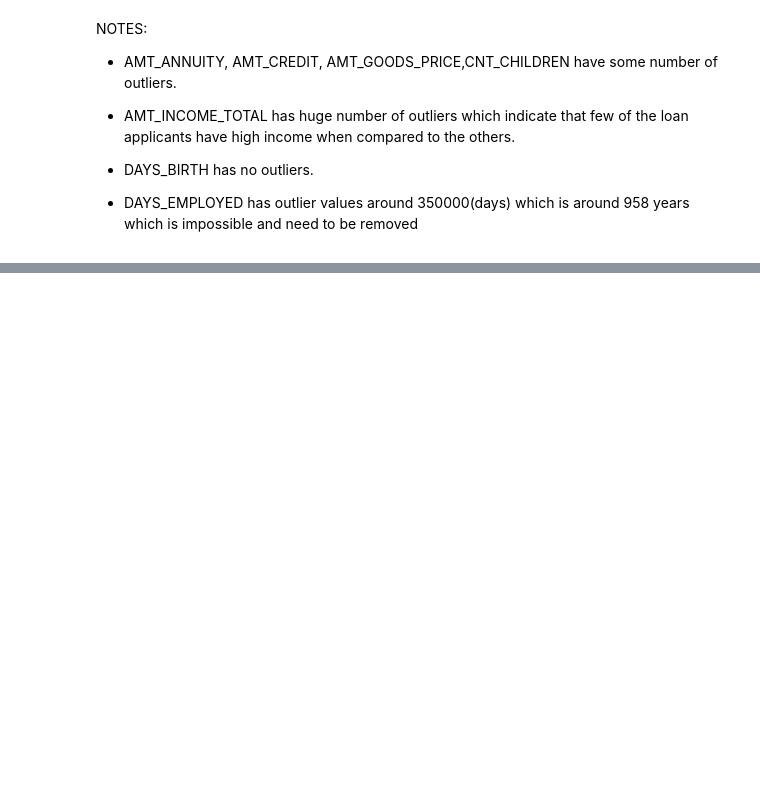
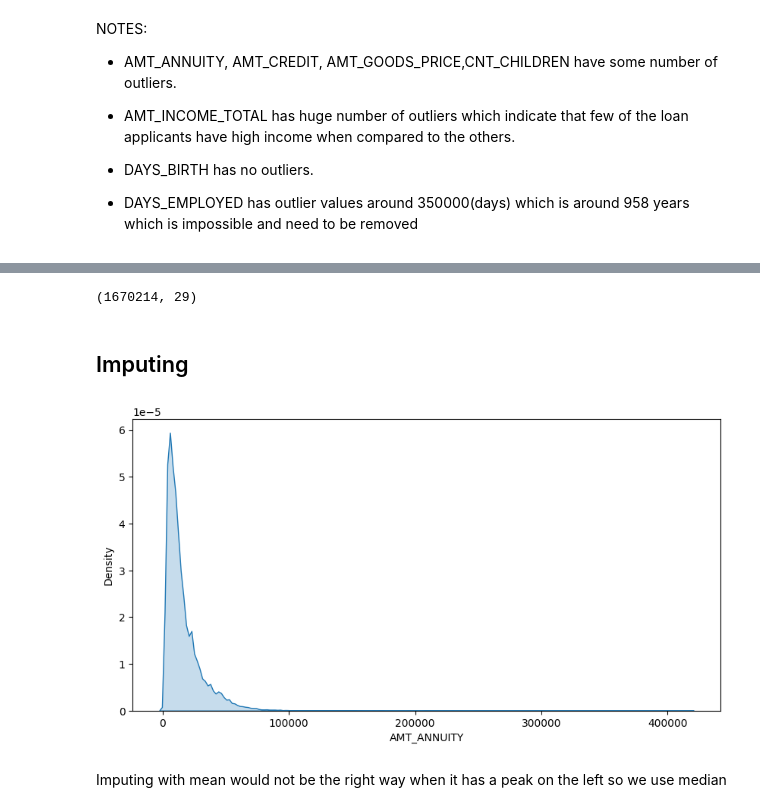
Before and after one commit to duyvanda/ipynb, a Jupyter notebook: EDA_CASE_STUDY/ProblemStatement-1/eda_case.ipynb, the cells around one changed output, grey strips where cells are left out. Cells and saved outputs as stored; diff of their text form; code cells hidden in the pictures; blank space fills up the shorter version.

```diff
--- a/EDA_CASE_STUDY/ProblemStatement-1/eda_case.ipynb
+++ b/EDA_CASE_STUDY/ProblemStatement-1/eda_case.ipynb
@@ -526,0 +625,9 @@ memory usage: 67.5+ MB
+# %%
+# Creating a list of columns that have more than 50% null value
+
+df_check_null = round((df_prapp.isnull().sum()*100/len(df_prapp)).sort_values(ascending = False),2)
+lst_of_null = df_check_null[df_check_null>50].index
+# %%
+# drop those columns
+
+df_prapp.drop(columns = lst_of_null, inplace = True)
@@ -526,0 +663,32 @@ memory usage: 67.5+ MB
+# %%
+# We should delete columns that we don't want from this dataset
+
+deleted_cols= \
+['WEEKDAY_APPR_PROCESS_START','HOUR_APPR_PROCESS_START','FLAG_LAST_APPL_PER_CONTRACT','NFLAG_LAST_APPL_IN_DAY']
+df_prapp.drop(labels=deleted_cols,axis=1,inplace=True)
+# %%
+# Now we only have 29 cols
+
+df_prapp.shape
+# %% [output]
+(1670214, 29)
+# %% [markdown]
+## Imputing
+# %%
+# NAME_TYPE_SUITE is a categorical columns, we can fill null values as "Undefined"
+df_prapp["NAME_TYPE_SUITE"] = df_prapp["NAME_TYPE_SUITE"].fillna("Undefined")
+# %%
+# "AMT_ANNUITY", "AMT_GOODS_PRICE" are continuos variables
+
+# Density Plot for the AMT_ANNUITY variable using Seaborn kdeplot:
+
+plt.figure(figsize=(10,5))
+# plt.xlim(0,2000)
+plt.xlabel('AMT_ANNUITY')
+plt.ylabel('Density')
+sns.kdeplot(df_prapp['AMT_ANNUITY'],shade=True)
+plt.show()
+# %% [output]
+[figure, added]
+# %% [markdown]
+Imputing with mean would not be the right way when it has a peak on the left so we use median
```
Also changed, not shown: parts of 80 cells of this notebook, 27 other files.
